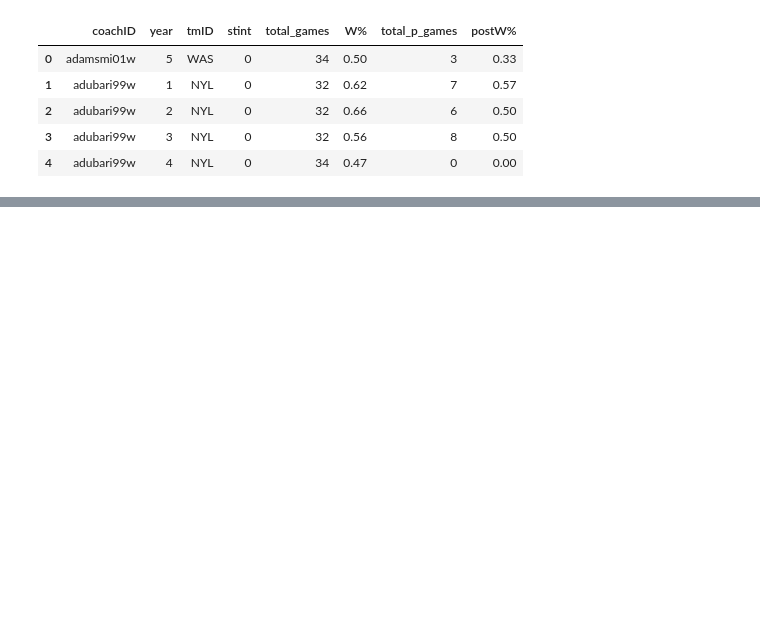
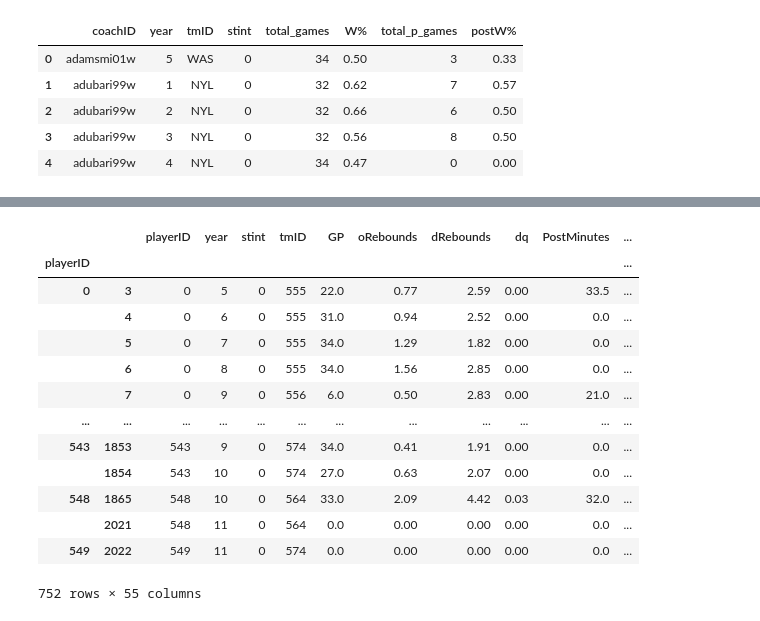
Before and after one commit to P1ntas/Machine-Learning, a Jupyter notebook: src/1-data_analysis.ipynb, the cells around one changed output, grey strips where cells are left out. Cells and saved outputs as stored; diff of their text form; code cells hidden in the pictures; blank space fills up the shorter version.

Commit message:
added rolling values

```diff
--- a/src/1-data_analysis.ipynb
+++ b/src/1-data_analysis.ipynb
@@ -74,10 +78,16 @@ teams.drop('divID', axis=1, inplace=True)
+# %%
+def rolling_averages(group, cols, new_cols, window=3):
+    group = group.sort_values('year')
+    rolling_stats = group[cols].rolling(window=window, closed='left').mean()
+    group[new_cols] = rolling_stats
+    group = group.dropna(subset=new_cols)
+    return group
 # %%
 def compute_percentage(numerator, denominator):
     return round(numerator.divide(denominator).where(denominator != 0, 0.0),2)
 # %%
 # Assuming you have a column 'year' to sort by
 player_teams = player_teams.sort_values(by=['playerID', 'year'])
-player_teams['career_year'] = player_teams.groupby('playerID').cumcount() + 1
 
 # Regular Season Percentages
 player_teams['ft%'] = compute_percentage(player_teams['ftMade'], player_teams['ftAttempted'])
@@ -283,4 +290,8 @@ team_conf = teams[['tmID', 'confID']]
 team_conf = team_conf.drop_duplicates()
 comp = comp.merge(team_conf, left_on='tmID', right_on='tmID', how='left')
 
-comp
+#if confID is nan, then print the tmID
+for index, row in comp.iterrows():
+    if row['confID'] != row['confID']:
+        #set confID to WE
+        comp.loc[index, 'confID'] = 'WE'
@@ -302,3 +299,17 @@ comp
 #store comp dataframe into a csv file
 comp = encode_player_team(comp)
 comp.to_csv('new_data/clean-comp.csv', index=False)
+# %%
+#join comp to player_teams, if a column does not exist, fill it with 0, player_teams is from year 1-10, comp is from year 11
+new_player_teams = player_teams.merge(comp, left_on=['playerID','year','stint','tmID','height','weight','pos','college','confID'], right_on=['playerID','year','stint','tmID','height','weight','pos','college','confID'], how='outer')
+new_player_teams.fillna(0, inplace=True)
+#sort by year
+new_player_teams = new_player_teams.sort_values(by=['year','playerID'])
+
+#drop any _y columns or _x columns
+new_player_teams = new_player_teams.drop([col for col in new_player_teams.columns if col.endswith('_y')], axis=1)
+new_player_teams = new_player_teams.drop([col for col in new_player_teams.columns if col.endswith('_x')], axis=1)
+
+new_player_teams['career_year'] = new_player_teams.groupby('playerID').cumcount() + 1
+
+new_player_teams
@@ -304,0 +330,20 @@ comp.to_csv('new_data/clean-comp.csv', index=False)
+# %%
+cols = ['playoff_progression', 'playoff', 'pp36','eff', 'award_count','defensive_prowess', 'defensive_discipline']
+new_cols = [f'{col}_rolling' for col in cols]
+
+new_player_teams = new_player_teams.groupby('playerID').apply(rolling_averages, cols, new_cols, window=3)
+# %% [output]
+|  |  | playerID | year | stint | tmID | GP | oRebounds | dRebounds | dq | PostMinutes | ... |
+| playerID |  |  |  |  |  |  |  |  |  |  | ... |
+| 0 | 3 | 0 | 5 | 0 | 555 | 22.0 | 0.77 | 2.59 | 0.00 | 33.5 | ... |
+|  | 4 | 0 | 6 | 0 | 555 | 31.0 | 0.94 | 2.52 | 0.00 | 0.0 | ... |
+|  | 5 | 0 | 7 | 0 | 555 | 34.0 | 1.29 | 1.82 | 0.00 | 0.0 | ... |
+|  | 6 | 0 | 8 | 0 | 555 | 34.0 | 1.56 | 2.85 | 0.00 | 0.0 | ... |
+|  | 7 | 0 | 9 | 0 | 556 | 6.0 | 0.50 | 2.83 | 0.00 | 21.0 | ... |
+| ... | ... | ... | ... | ... | ... | ... | ... | ... | ... | ... | ... |
+| 543 | 1853 | 543 | 9 | 0 | 574 | 34.0 | 0.41 | 1.91 | 0.00 | 0.0 | ... |
+|  | 1854 | 543 | 10 | 0 | 574 | 27.0 | 0.63 | 2.07 | 0.00 | 0.0 | ... |
+| 548 | 1865 | 548 | 10 | 0 | 564 | 33.0 | 2.09 | 4.42 | 0.03 | 32.0 | ... |
+|  | 2021 | 548 | 11 | 0 | 564 | 0.0 | 0.00 | 0.00 | 0.00 | 0.0 | ... |
+| 549 | 2022 | 549 | 11 | 0 | 574 | 0.0 | 0.00 | 0.00 | 0.00 | 0.0 | ... |
+752 rows × 55 columns
```
Also changed, not shown: parts of 8 cells of this notebook, 3 other files.
